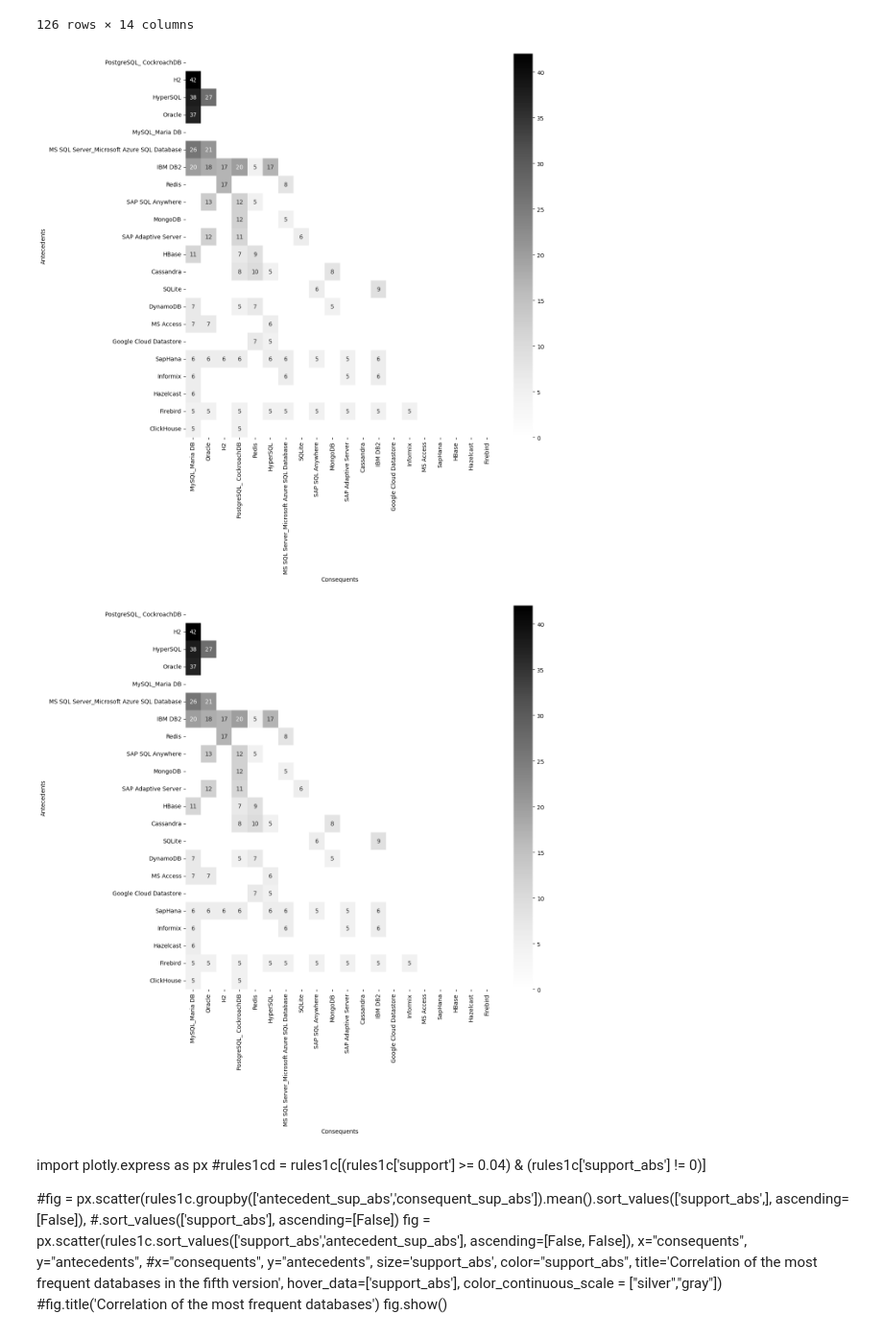
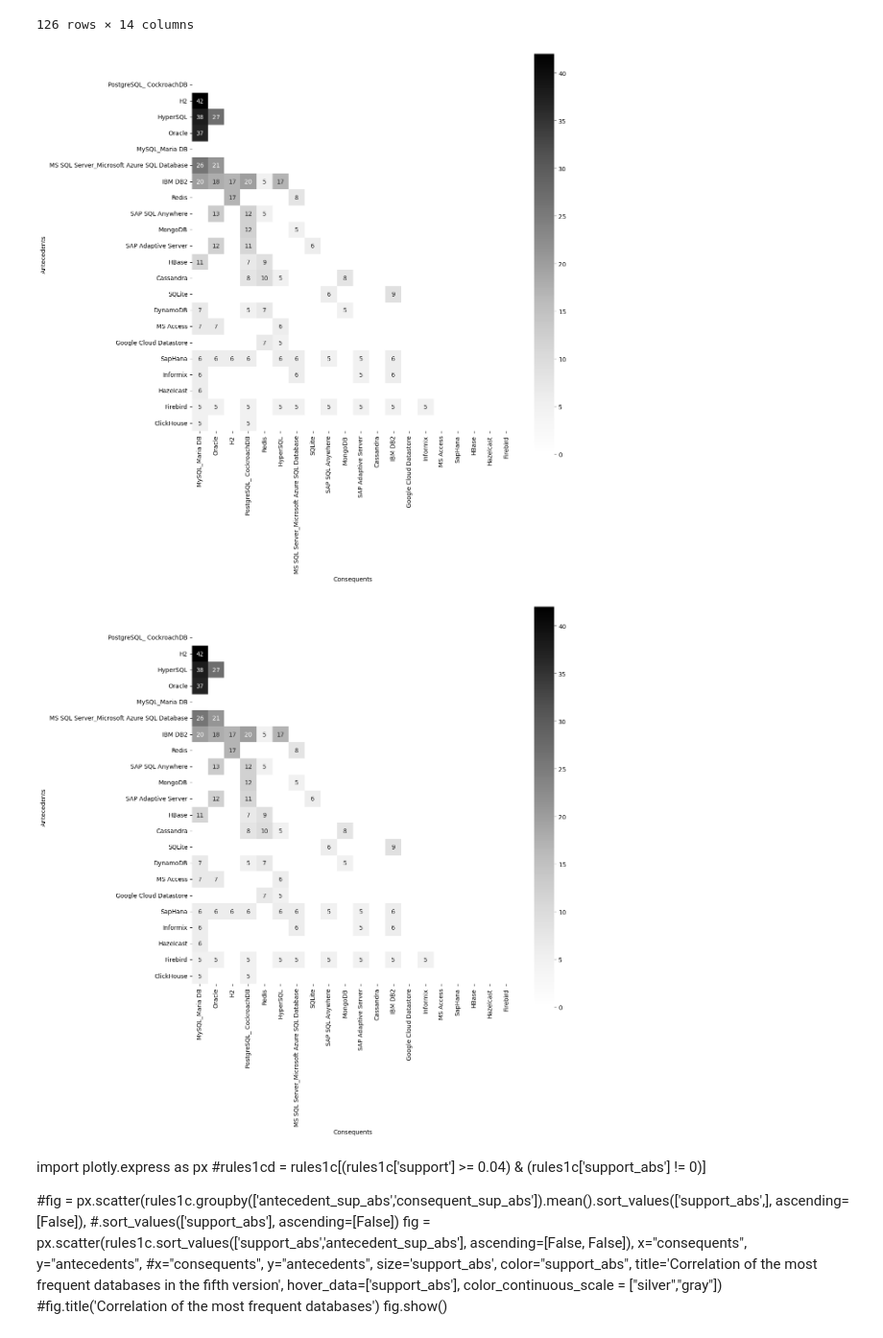
Before and after one commit to gems-uff/db-mining, a Jupyter notebook: src/historical_coocurrence_filters_v5.ipynb, the cells around one changed output. Shown at 96% size. Saved outputs shown, nothing was run; the diff lists cells and outputs as text; code cells hidden in the pictures.

Commit message:
Square true on heatmap

```diff
--- a/src/historical_coocurrence_filters_v5.ipynb
+++ b/src/historical_coocurrence_filters_v5.ipynb
@@ -321,16 +321,16 @@ orules1cd
 # %%
 #Heatmap graph generated with all rules and ordering
 #Suggestion for this chart would be to show all the rules without filtering by support
 import seaborn as sns
 pivot = orules1cd.pivot(index='Antecedents', columns='Consequents', values='support_abs')
 #pivot = pivot.iloc[::-1]
 sns.heatmap(pivot, xticklabels=True, yticklabels=True, vmin=0, annot=True, cmap=sns.color_palette("Greys", as_cmap=True),
-            mask=np.triu(np.ones_like(pivot)))
+            mask=np.triu(np.ones_like(pivot)), square=True)
 fig = plt.gcf()
 fig.set_size_inches(12, 12)
 plt.savefig(IMAGES_DIR+"/fig13.pdf", format="pdf", bbox_inches="tight")
 # %% [output]
-[figure, old version]
+[figure, new version]
 # %%
 #Generating a heatmap without repetitions, with function ordering, following the tip:
 # generate the complete heatmap with the y axis inverted and
@@ -339,12 +339,12 @@ import seaborn as sns
 pivot = orules1cd.pivot(index='Antecedents', columns='Consequents', values='support_abs')
 #pivot = pivot.iloc[::-1]
 sns.heatmap(pivot, xticklabels=True, yticklabels=True, vmin=0, annot=True, cmap=sns.color_palette("Greys", as_cmap=True),
-    mask=np.triu(np.ones_like(pivot)))
+    mask=np.triu(np.ones_like(pivot)), square=True)
 fig = plt.gcf()
 fig.set_size_inches(12, 12)
 plt.savefig(IMAGES_DIR+"/fig13.pdf", format="pdf", bbox_inches="tight")
 # %% [output]
-[figure, old version]
+[figure, new version]
 # %% [markdown]
 import plotly.express as px
 #rules1cd = rules1c[(rules1c['support'] >= 0.04) & (rules1c['support_abs'] != 0)]
```
Also changed, not shown: 5 other files.
